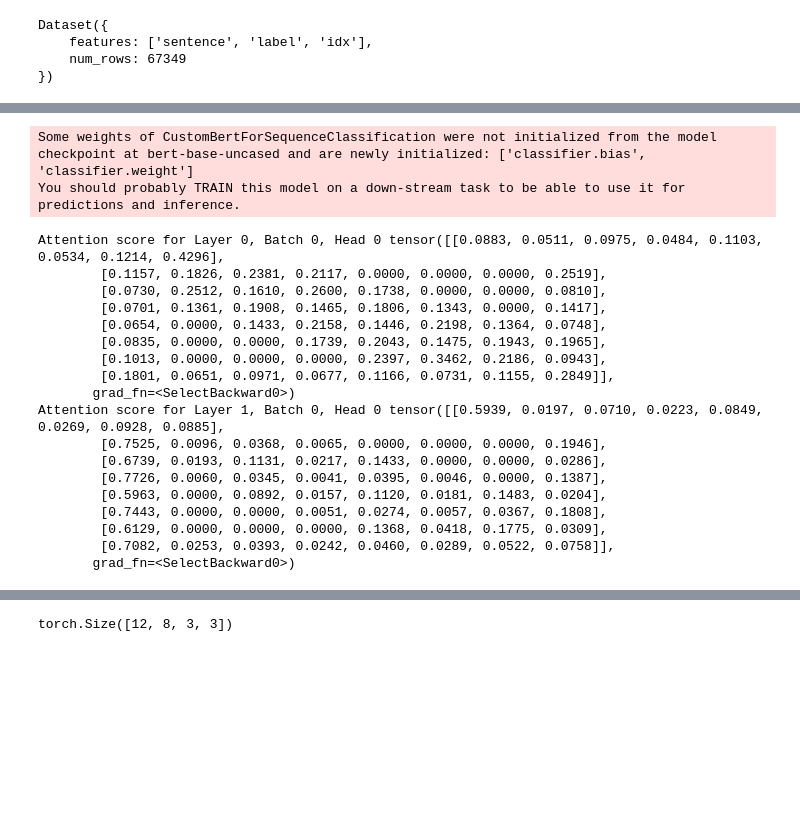
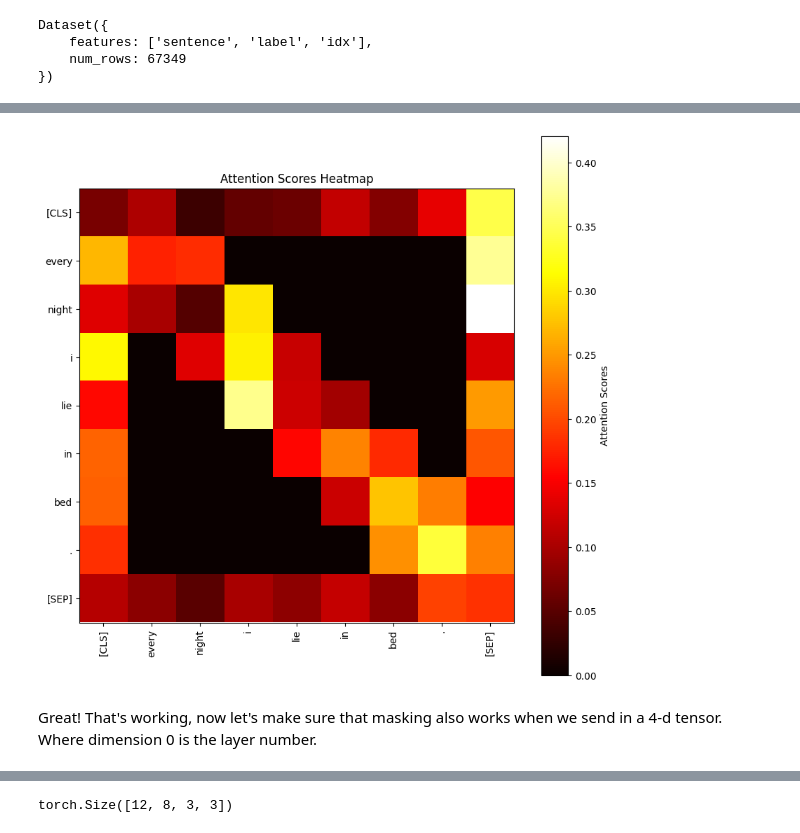
Before and after one commit to pramodith/llm_exploration, a Jupyter notebook: bert_sparse_attention_training.ipynb, the cells around one changed output, grey strips where cells are left out. Cells and saved outputs as stored; diff of their text form; code cells hidden in the pictures; blank space fills up the shorter version.

```diff
--- a/bert_sparse_attention_training.ipynb
+++ b/bert_sparse_attention_training.ipynb
@@ -42,8 +52,9 @@ from torch import Tensor
 # %%
+# Defining the model, tokenizer and dataset
 model_name = 'bert-base-uncased'
 tokenizer = AutoTokenizer.from_pretrained(model_name)
 model = AutoModelForSequenceClassification.from_pretrained(model_name)
-sample_text = "Neetu Neetu Neetu"
+sample_text = "Every night I lie in bed."
 glue_classification_tasks = ["sst2", "cola"]
 glue_nli_tasks = ["mnli", "qnli", "rte", "wnli", "ax"]
 glue_semantic_similarity_tasks = ["mrpc", "qqp", "stsb"]
@@ -420,16 +474,23 @@ def torch_mask_tokens(tokenizer: AutoTokenizer, mlm_probability: float, inputs:
 # %%
-from typing import List
-import torch
-from transformers import AutoTokenizer
+def custom_tokenize(tokenizer: AutoTokenizer, text: str, distance:int=2, batch_mode=False) -> Dict:
+    """
+    This function tokenizes the given text and returns the tokenized inputs along with the attention mask.
 
-def custom_tokenize(tokenizer: AutoTokenizer, text: str, batch_mode=False):
+    Args:
+        tokenizer (AutoTokenizer): The tokenizer to be used for tokenization.
+        text (str): The text to be tokenized.
+        distance (int, optional): The number of neigbhoring tokens that should be attended to.
+        batch_mode (bool, optional): If we need to add an extra dimension for batch processing.
+
+    Returns:
+        Dict: The tokenized inputs along with the attention mask.
+    """
     # Tokenize the texts
     result = tokenizer(text, truncation=True, padding=False)
     # Create attention mask with ones on the main diagonal
     attention_mask = torch.eye(len(result["input_ids"]), dtype=torch.long)
 
     # Update attention mask for the specified neighborhood distance
-    distance = 2
     attention_mask[abs(torch.arange(len(attention_mask))[:, None] - torch.arange(len(attention_mask))) <= distance] = 1
 
     # Set the first row to 1 corresponding to the CLS token
@@ -454,0 +518,4 @@ def custom_tokenize(tokenizer: AutoTokenizer, text: str, batch_mode=False):
+# %%
+test_custom_model = CustomBertForSequenceClassification.from_pretrained(model_name)
+inputs = custom_tokenize(tokenizer, sample_text, distance=1, batch_mode=True)
+output = test_custom_model(**inputs, output_attentions=True)
@@ -455,31 +528,25 @@ def custom_tokenize(tokenizer: AutoTokenizer, text: str, batch_mode=False):
+# %%
+import matplotlib.pyplot as plt
+
+# Get the attention scores for Layer 0, Batch 0, Head 0
+attention_scores = output.attentions[0][0,0].detach().numpy()
+
+# Get the tokens
+tokens = tokenizer.convert_ids_to_tokens(inputs["input_ids"][0])
+
+# Create a heatmap
+plt.figure(figsize=(10,10))
+plt.imshow(attention_scores, cmap='hot', interpolation='nearest')
+plt.colorbar(label='Attention Scores')
+plt.title('Attention Scores Heatmap')
+plt.xticks(range(len(tokens)), tokens, rotation=90)
+plt.yticks(range(len(tokens)), tokens)
+plt.show()
+# %% [output]
+[figure, added]
+# %% [markdown]
+Great! That's working, now let's make sure that masking also works when we send in a 4-d tensor. Where dimension 0 is the layer number.
 # %%
-test_custom_model = CustomBertForSequenceClassification.from_pretrained(model_name)
-inputs = custom_tokenize(tokenizer, sample_text, batch_mode=True)
-output = test_custom_model(**inputs, output_attentions=True)
-print(f"Attention score for Layer 0, Batch 0, Head 0 {output.attentions[0][0,0]}")
-print(f"Attention score for Layer 1, Batch 0, Head 0 {output.attentions[1][0,0]}")
-
 inputs["attention_mask"] = inputs["attention_mask"].unsqueeze(0).repeat(12,1,1,1)
 output_layerwise_mask = test_custom_model(**inputs, output_attentions=True)
 assert torch.allclose(output.attentions[0], output_layerwise_mask.attentions[0]), "Attention scores have to be the same for the same attention mask even if it is repeated layerwise"
-# %% [output]
-Some weights of CustomBertForSequenceClassification were not initialized from the model checkpoint at bert-base-uncased and are newly initialized: ['classifier.bias', 'classifier.weight']
-You should probably TRAIN this model on a down-stream task to be able to use it for predictions and inference.
-Attention score for Layer 0, Batch 0, Head 0 tensor([[0.0883, 0.0511, 0.0975, 0.0484, 0.1103, 0.0534, 0.1214, 0.4296],
-        [0.1157, 0.1826, 0.2381, 0.2117, 0.0000, 0.0000, 0.0000, 0.2519],
-        [0.0730, 0.2512, 0.1610, 0.2600, 0.1738, 0.0000, 0.0000, 0.0810],
-        [0.0701, 0.1361, 0.1908, 0.1465, 0.1806, 0.1343, 0.0000, 0.1417],
-        [0.0654, 0.0000, 0.1433, 0.2158, 0.1446, 0.2198, 0.1364, 0.0748],
-        [0.0835, 0.0000, 0.0000, 0.1739, 0.2043, 0.1475, 0.1943, 0.1965],
-        [0.1013, 0.0000, 0.0000, 0.0000, 0.2397, 0.3462, 0.2186, 0.0943],
-        [0.1801, 0.0651, 0.0971, 0.0677, 0.1166, 0.0731, 0.1155, 0.2849]],
-       grad_fn=<SelectBackward0>)
-Attention score for Layer 1, Batch 0, Head 0 tensor([[0.5939, 0.0197, 0.0710, 0.0223, 0.0849, 0.0269, 0.0928, 0.0885],
-        [0.7525, 0.0096, 0.0368, 0.0065, 0.0000, 0.0000, 0.0000, 0.1946],
-        [0.6739, 0.0193, 0.1131, 0.0217, 0.1433, 0.0000, 0.0000, 0.0286],
-        [0.7726, 0.0060, 0.0345, 0.0041, 0.0395, 0.0046, 0.0000, 0.1387],
-        [0.5963, 0.0000, 0.0892, 0.0157, 0.1120, 0.0181, 0.1483, 0.0204],
-        [0.7443, 0.0000, 0.0000, 0.0051, 0.0274, 0.0057, 0.0367, 0.1808],
-        [0.6129, 0.0000, 0.0000, 0.0000, 0.1368, 0.0418, 0.1775, 0.0309],
-        [0.7082, 0.0253, 0.0393, 0.0242, 0.0460, 0.0289, 0.0522, 0.0758]],
-       grad_fn=<SelectBackward0>)
```
Also changed, not shown: parts of 47 cells of this notebook.
